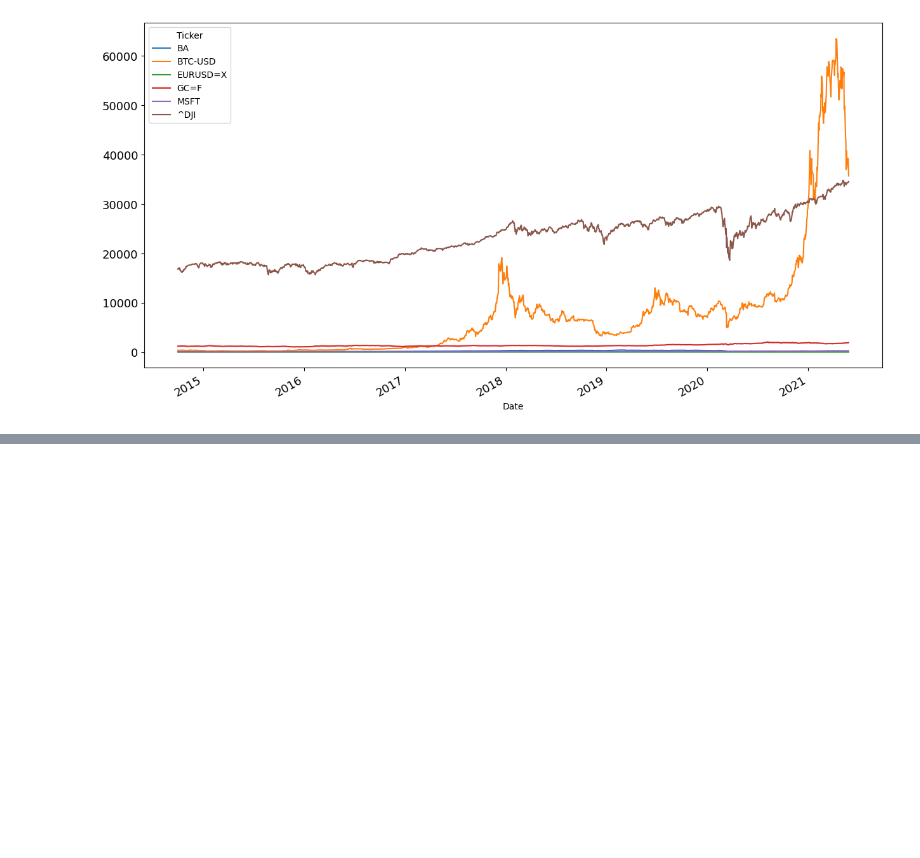
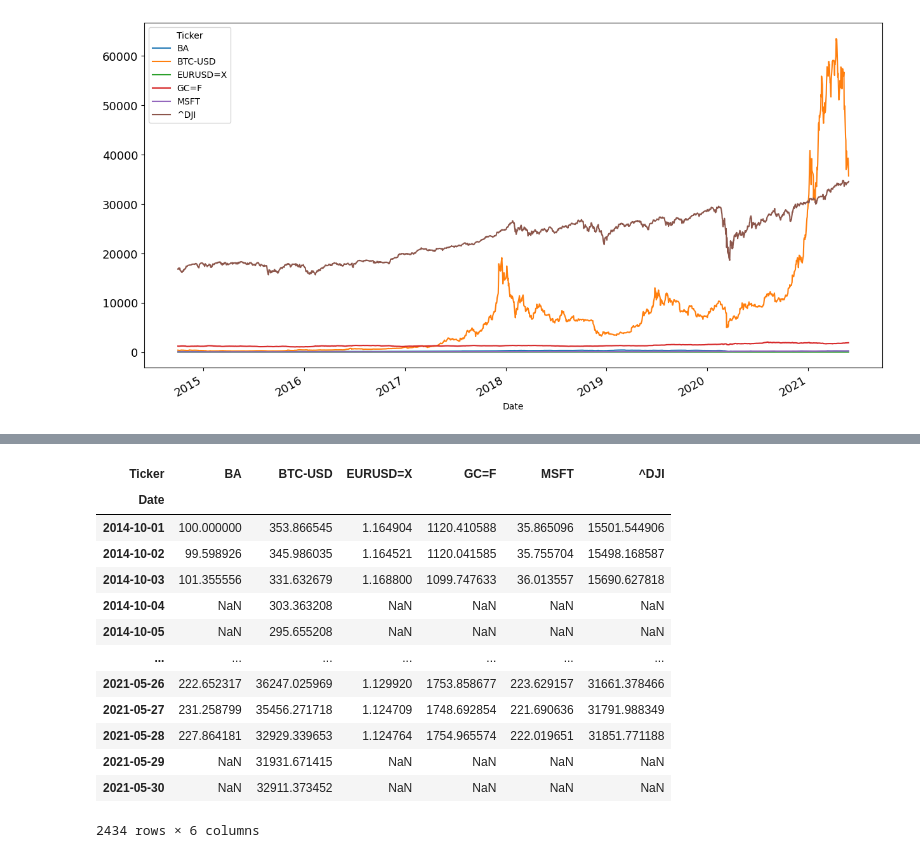
Before and after one commit to seanmayer/algo-trading-broker-testing, a Jupyter notebook: pandas-financial-data-analysis/yahooFinance.ipynb, the cells around one changed output, grey strips where cells are left out. Cells and saved outputs as stored; diff of their text form; code cells hidden in the pictures; blank space fills up the shorter version.

```diff
--- a/pandas-financial-data-analysis/yahooFinance.ipynb
+++ b/pandas-financial-data-analysis/yahooFinance.ipynb
@@ -301,0 +341,18 @@ close.dropna().plot(figsize = (15,8), fontsize = 13)
+# %%
+norm = close.div(close.iloc[0,0]).mul(100)
+norm
+# %% [output]
+| Ticker | BA | BTC-USD | EURUSD=X | GC=F | MSFT | ^DJI |
+| Date |  |  |  |  |  |  |
+| 2014-10-01 | 100.000000 | 353.866545 | 1.164904 | 1120.410588 | 35.865096 | 15501.544906 |
+| 2014-10-02 | 99.598926 | 345.986035 | 1.164521 | 1120.041585 | 35.755704 | 15498.168587 |
+| 2014-10-03 | 101.355556 | 331.632679 | 1.168800 | 1099.747633 | 36.013557 | 15690.627818 |
+| 2014-10-04 | NaN | 303.363208 | NaN | NaN | NaN | NaN |
+| 2014-10-05 | NaN | 295.655208 | NaN | NaN | NaN | NaN |
+| ... | ... | ... | ... | ... | ... | ... |
+| 2021-05-26 | 222.652317 | 36247.025969 | 1.129920 | 1753.858677 | 223.629157 | 31661.378466 |
+| 2021-05-27 | 231.258799 | 35456.271718 | 1.124709 | 1748.692854 | 221.690636 | 31791.988349 |
+| 2021-05-28 | 227.864181 | 32929.339653 | 1.124764 | 1754.965574 | 222.019651 | 31851.771188 |
+| 2021-05-29 | NaN | 31931.671415 | NaN | NaN | NaN | NaN |
+| 2021-05-30 | NaN | 32911.373452 | NaN | NaN | NaN | NaN |
+2434 rows × 6 columns
```
Also changed, not shown: parts of 6 cells of this notebook, 1 other file.
